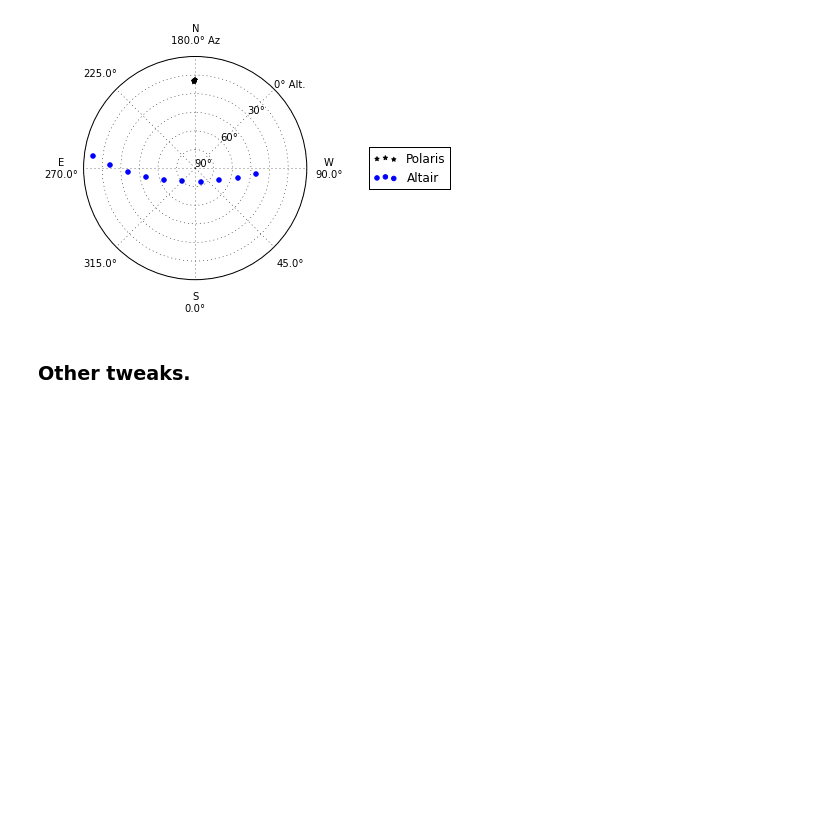
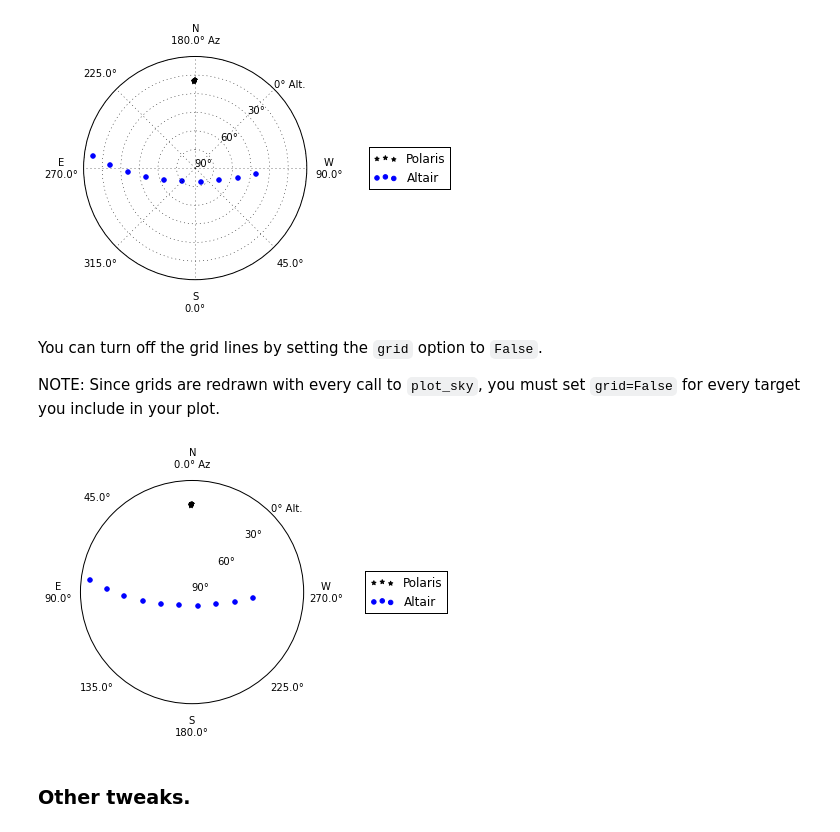
Before and after one commit to astropy/astroplan, a Jupyter notebook: examples/notebooks/plotting_examples--sky_plot.ipynb, the cells around one changed output. Drawn from its saved outputs; the diff is of its cells as text; code cells hidden in the pictures; blank space fills up the shorter version.

Commit message:
Added option to turn off grid lines.

```diff
--- a/examples/notebooks/plotting_examples--sky_plot.ipynb
+++ b/examples/notebooks/plotting_examples--sky_plot.ipynb
@@ -213,6 +213,18 @@ plt.legend(loc='center left', bbox_to_anchor=(1.25, 0.5))
 plt.show()
 # %% [output]
 [figure]
+# %% [markdown]
+You can turn off the grid lines by setting the `grid` option to `False`.
+
+NOTE: Since grids are redrawn with every call to `plot_sky`, you must set `grid=False` for every target you include in your plot.
+# %%
+plot_sky(polaris, observer, observe_time, style_kwargs=guide_style, grid=False)
+plot_sky(altair, observer, observe_time, style_kwargs=target_style, grid=False)
+
+plt.legend(loc='center left', bbox_to_anchor=(1.25, 0.5))
+plt.show()
+# %% [output]
+[figure, added]
 # %% [markdown]
 ### Other tweaks.
 # %% [markdown]
```
Also changed, not shown: parts of 1 cell of this notebook, 1 other file.
